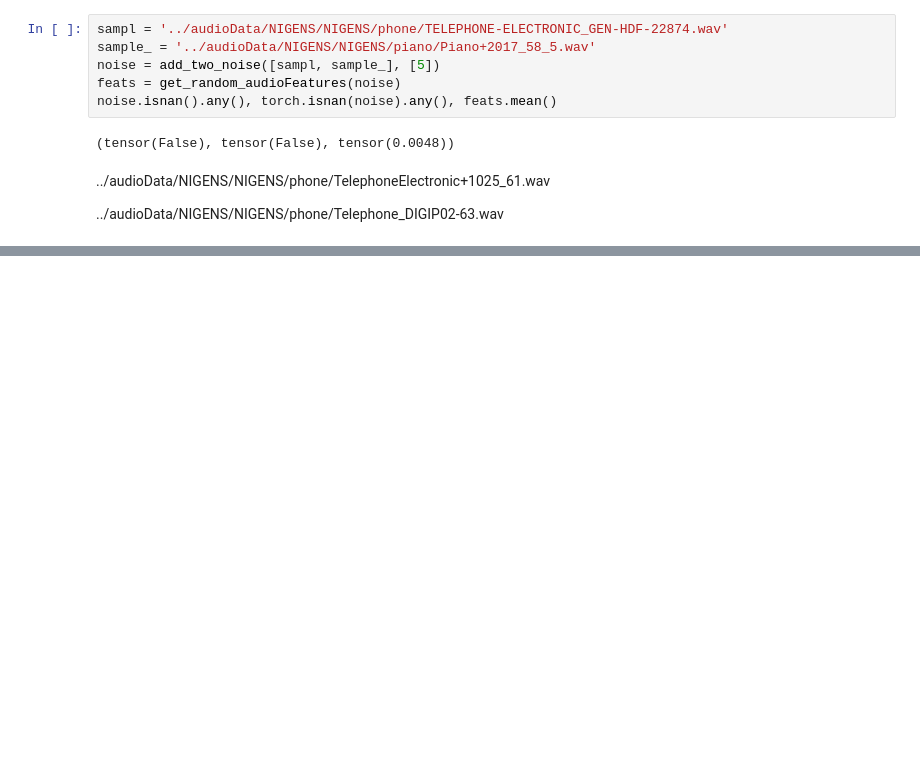
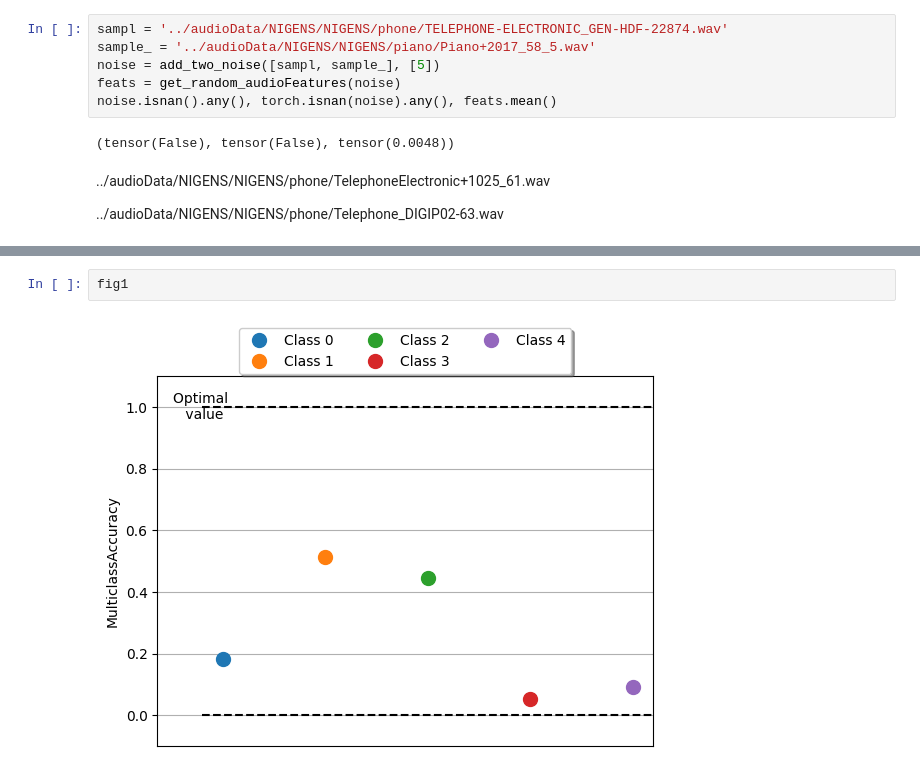
Before and after one commit to darshitttt/spec_based_AE, a Jupyter notebook: audio_utils.ipynb, the cells around one changed output, grey strips where cells are left out. Saved outputs shown, nothing was run; the diff lists cells and outputs as text; blank space fills up the shorter version.

```diff
--- a/audio_utils.ipynb
+++ b/audio_utils.ipynb
@@ -119,0 +154,4 @@ display(Audio(reconstructed_waveform, rate=SAMPLE_RATE))
+# %%
+fig1
+# %% [output]
+[figure, added]
```
Also changed, not shown: parts of 5 cells of this notebook, 3 other files.
